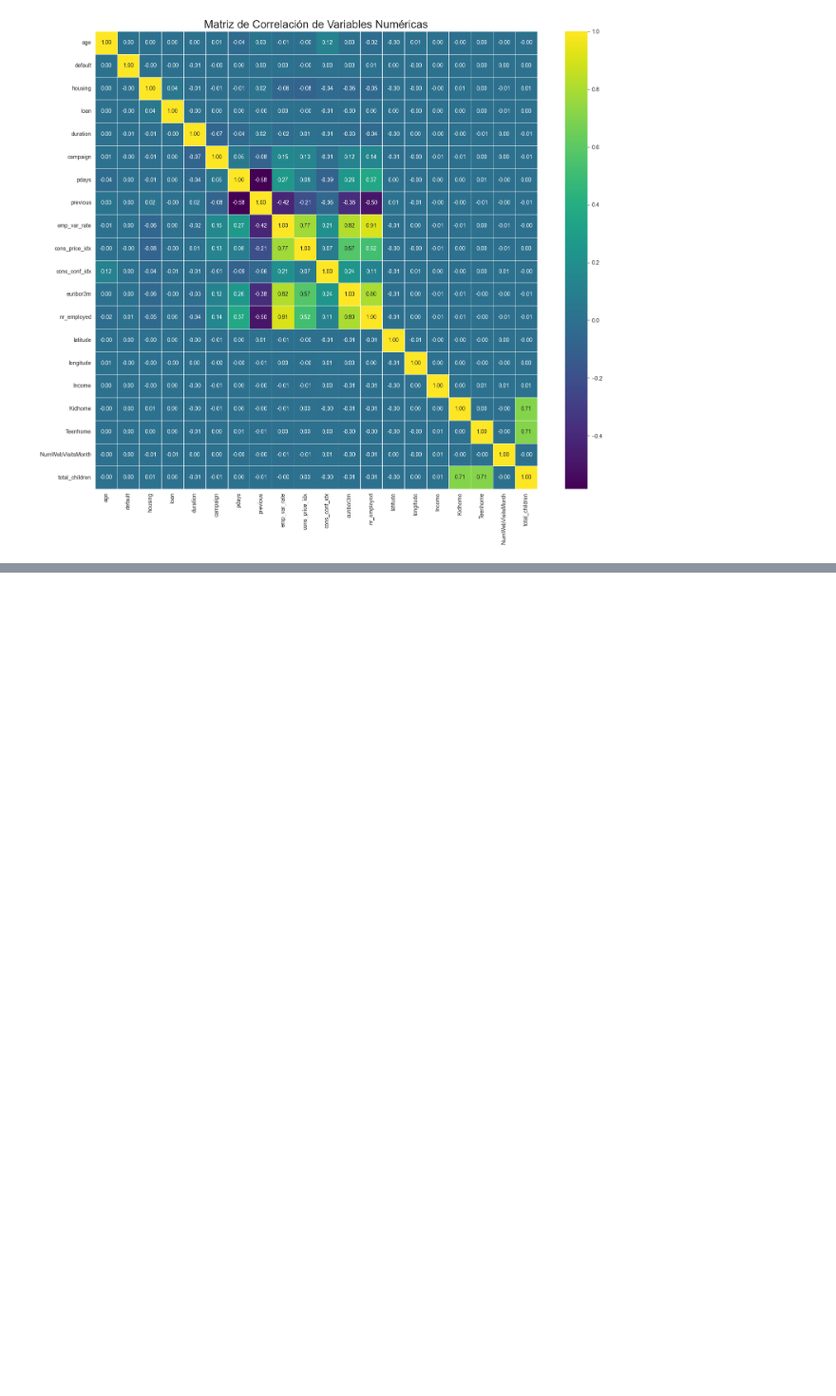
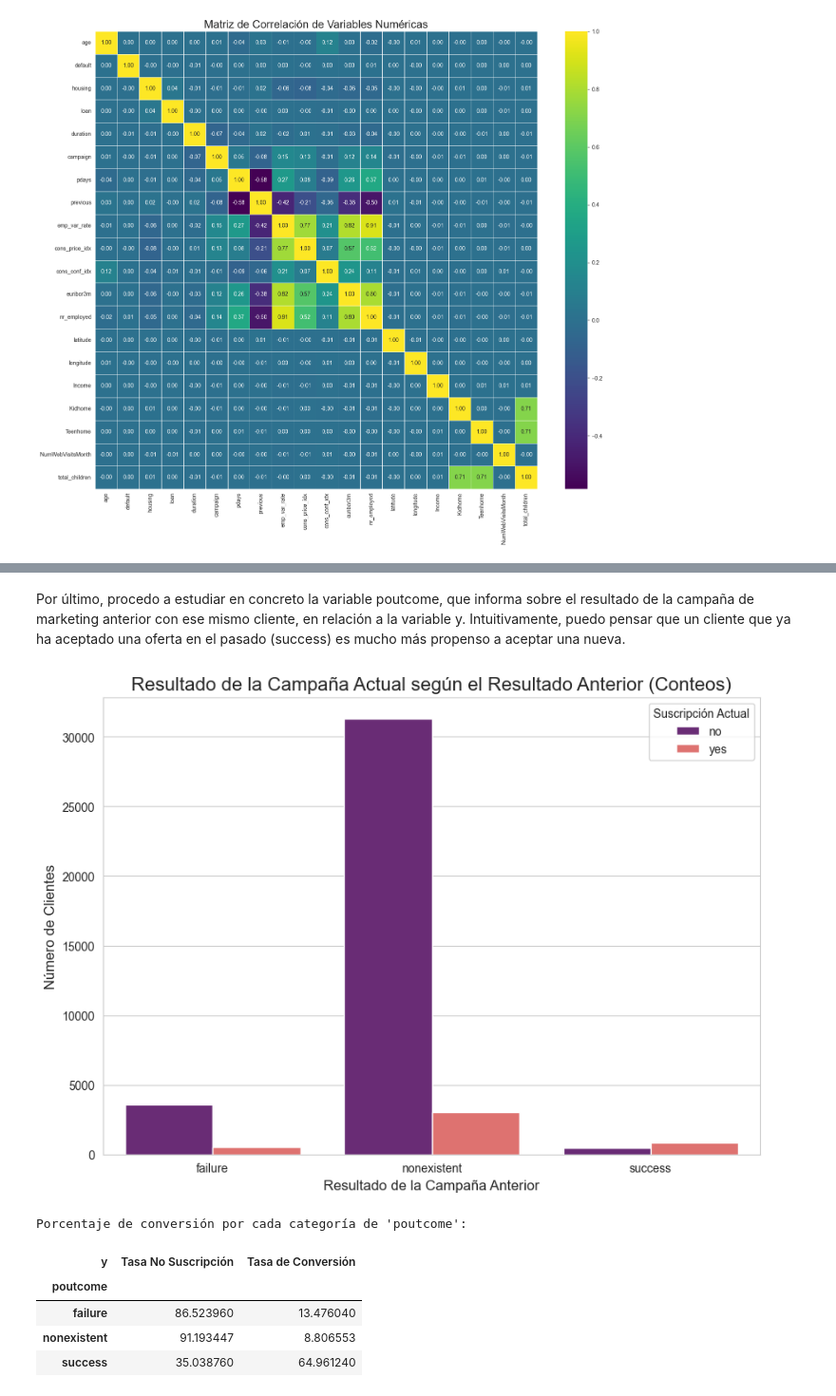
Before and after one commit to AnaGutier/Proyecto_EDA_Python_Pandas, a Jupyter notebook: EDA_proceso.ipynb, the cells around one changed output, grey strips where cells are left out. Shown at 95% size. Cells and saved outputs as stored; diff of their text form; code cells hidden in the pictures; blank space fills up the shorter version.

```diff
--- a/EDA_proceso.ipynb
+++ b/EDA_proceso.ipynb
@@ -515,0 +691,51 @@ plt.show()
+# %% [markdown]
+Por último, procedo a estudiar en concreto la variable poutcome, que informa sobre el resultado de la campaña de marketing anterior con ese mismo cliente, en relación a la variable y. Intuitivamente, puedo pensar que un cliente que ya ha aceptado una oferta en el pasado (success) es mucho más propenso a aceptar una nueva.
+# %%
+# Gráfico de conteo para ver los números absolutos
+
+# CORRECCIÓN: Estandarizo la columna 'poutcome' a minúsculas antes de graficar
+df_completo['poutcome'] = df_completo['poutcome'].str.lower()
+
+plt.figure(figsize=(10, 7))
+sns.countplot(x='poutcome', hue='y', data=df_completo, palette='magma', order=['failure', 'nonexistent', 'success'])
+plt.title('Resultado de la Campaña Actual según el Resultado Anterior (Conteos)', fontsize=16)
+plt.xlabel('Resultado de la Campaña Anterior', fontsize=12)
+plt.ylabel('Número de Clientes', fontsize=12)
+plt.legend(title='Suscripción Actual')
+plt.show()
+
+# Cálculo y gráfico de la tasa de conversión
+# Agrupo por 'poutcome' y calculo el porcentaje de 'yes' y 'no'
+poutcome_conversion = df_completo.groupby('poutcome')['y'].value_counts(normalize=True).unstack().fillna(0)
+poutcome_conversion = poutcome_conversion.rename(columns={'no': 'Tasa No Suscripción', 'yes': 'Tasa de Conversión'}) * 100
+
+print("\nPorcentaje de conversión por cada categoría de 'poutcome':")
+display(poutcome_conversion)
+
+# Gráfico de barras para la tasa de conversión
+ax = poutcome_conversion['Tasa de Conversión'].sort_values(ascending=False).plot(
+    kind='bar',
+    figsize=(10, 7),
+    color=sns.color_palette('summer', 3)
+)
+
+plt.title('Tasa de Conversión (%) por Resultado de la Campaña Anterior', fontsize=16)
+plt.xlabel('Resultado de la Campaña Anterior', fontsize=12)
+plt.ylabel('Tasa de Conversión (%)', fontsize=12)
+plt.xticks(rotation=0)
+
+# Añado etiquetas de porcentaje sobre las barras
+for p in ax.patches:
+    ax.annotate(f'{p.get_height():.1f}%', (p.get_x() + p.get_width() / 2., p.get_height()),
+                ha='center', va='center', xytext=(0, 10), textcoords='offset points', fontsize=12)
+
+plt.ylim(0, 100) # Aseguro que el eje Y va de 0 a 100
+plt.show()
+# %% [output]
+[figure, added]
+Porcentaje de conversión por cada categoría de 'poutcome':
+| y | Tasa No Suscripción | Tasa de Conversión |
+| poutcome |  |  |
+| failure | 86.523960 | 13.476040 |
+| nonexistent | 91.193447 | 8.806553 |
+| success | 35.038760 | 64.961240 |
```
Also changed, not shown: parts of 16 cells of this notebook.
